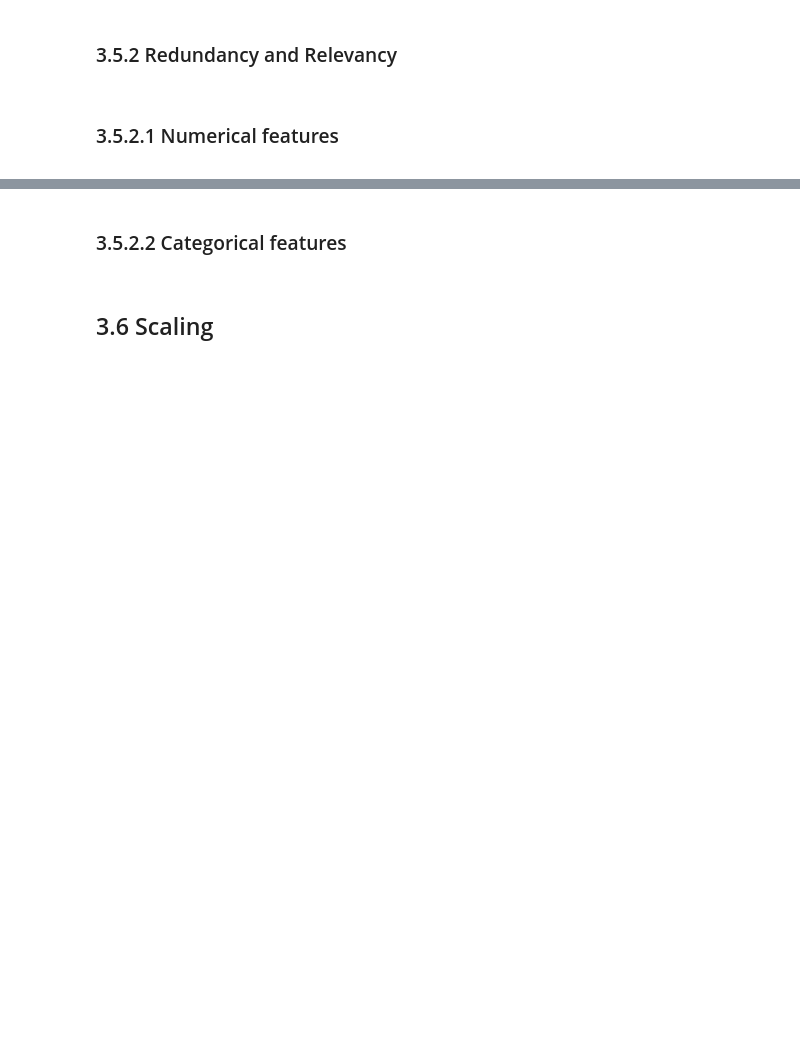
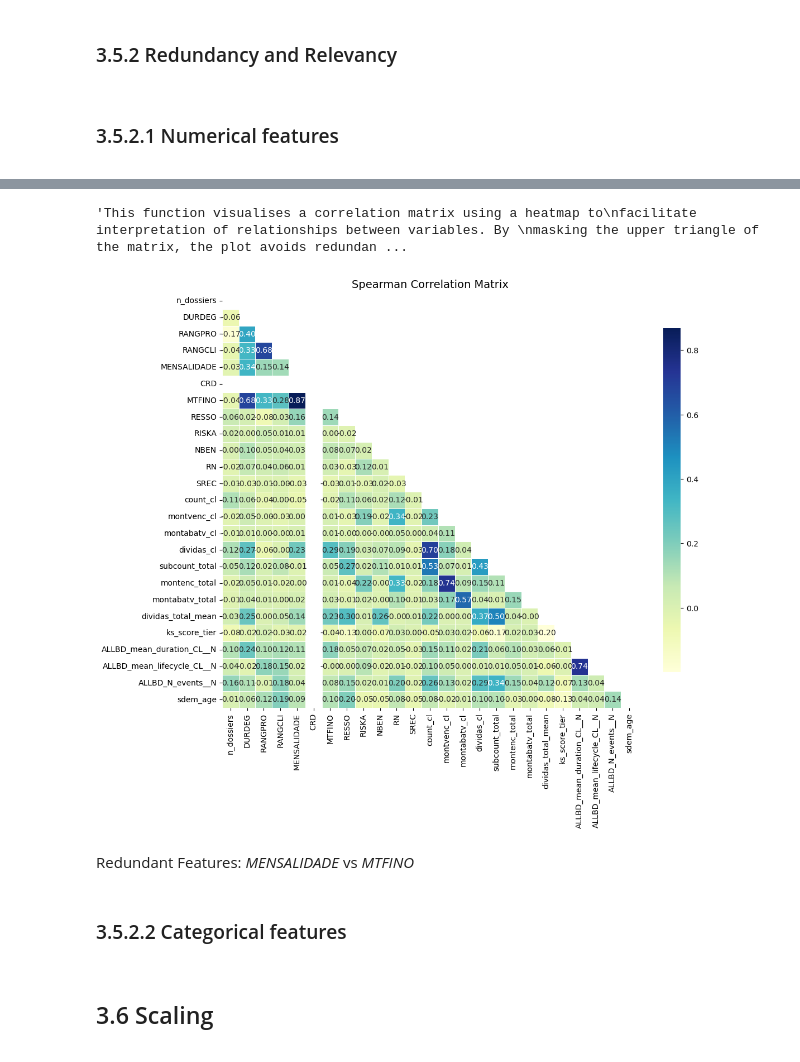
Before and after one commit to Alanog10/BNP-Paribas, a Jupyter notebook: Clustering.ipynb, the cells around one changed output, grey strips where cells are left out. Drawn from its saved outputs; the diff is of its cells as text; code cells hidden in the pictures; blank space fills up the shorter version.

```diff
--- a/Clustering.ipynb
+++ b/Clustering.ipynb
@@ -281,3 +505,42 @@ H – Homebanking; K – Click-to-call; M – Email; Q – Telem
+# %%
+#creating correlation matrix to facilitate interpretation
+def cor_heatmap(cor):
+
+    #setting the figure size
+    plt.figure(figsize=(12, 10))
+
+    #creating a mask for the upper triangle of the matrix (to avoid plotting duplicate correlation values)
+    mask = np.triu(np.ones_like(cor, dtype=bool))
+
+    #plotting the correlation heatmap
+    sns.heatmap(
+        data=cor,                 #correlation matrix input
+        mask=mask,                #applying upper-triangle mask
+        annot=True,               #displaying correlation coefficients
+        cmap='YlGnBu',            #color map for visual contrast
+        fmt='.2f',                #formatting values to two decimals
+        square=True,              #ensuring square-shaped cells
+        linewidths=0.5,           #adding grid lines between cells
+        cbar_kws={"shrink": 0.8}  #adjusting color bar size
+    )
+
+    #adding a title and display the plot
+    plt.title("Spearman Correlation Matrix", fontsize=14)
+    plt.show()
+
+'''This function visualises a correlation matrix using a heatmap to
+facilitate interpretation of relationships between variables. By
+masking the upper triangle of the matrix, the plot avoids redundant
+information and improves the readability. '''
+# %% [output]
+'This function visualises a correlation matrix using a heatmap to\nfacilitate interpretation of relationships between variables. By \nmasking the upper triangle of the matrix, the plot avoids redundan ...
+# %%
+#applying the function to our numerical features
+cor_heatmap(cor_spearman)
+# %% [output]
+[figure, added]
+# %% [markdown]
+Redundant Features: *MENSALIDADE* vs *MTFINO*
 # %% [markdown]
 <a class="anchor" id="3.5.2.2 categorical Features">
 
```
Also changed, not shown: parts of 30 cells of this notebook.
